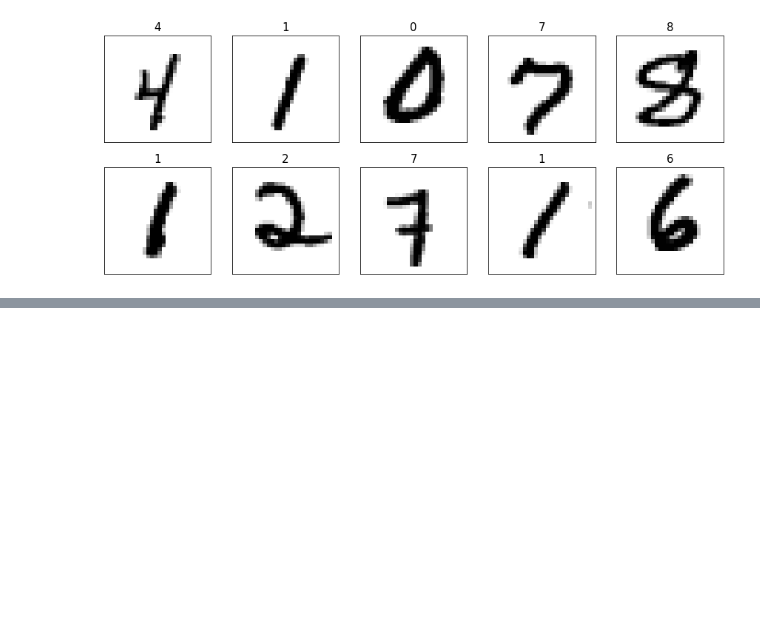
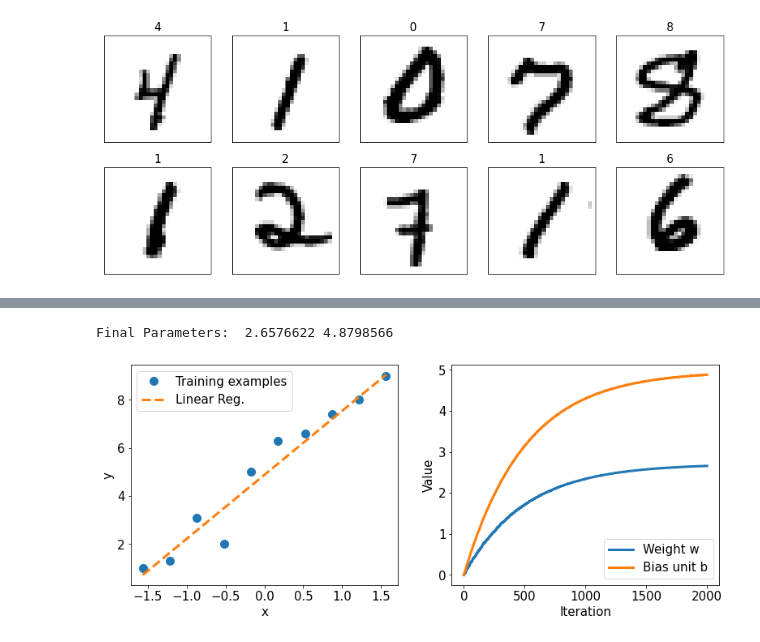
Before and after one commit to RhysComissiong/Python-Machine-Learning-Tutorial, a Jupyter notebook: chapter-13/Parallelizing Neural Network Training with Tensorflow.ipynb, the cells around one changed output, grey strips where cells are left out. Cells and saved outputs as stored; diff of their text form; code cells hidden in the pictures; blank space fills up the shorter version.

```diff
--- a/chapter-13/Parallelizing Neural Network Training with Tensorflow.ipynb
+++ b/chapter-13/Parallelizing Neural Network Training with Tensorflow.ipynb
@@ -523,0 +545,3 @@ plt.show()
+# %%
+def loss_fn(y_true, y_pred):
+    return tf.reduce_mean(tf.square(y_true - y_pred))
@@ -523,0 +562,19 @@ plt.show()
+# %%
+ds_train = ds_train_orig.shuffle(buffer_size=len(y_train))
+ds_train = ds_train.repeat(count=None)
+ds_train = ds_train.batch(1)
+Ws, bs = [], []
+
+for i, batch in enumerate(ds_train):
+    if i >= steps_per_epoch * num_epochs:
+        # break the infinite loop
+        break
+    Ws.append(model.w.numpy())
+    bs.append(model.b.numpy())
+
+    bx, by = batch
+    loss_val = loss_fn(model(bx), by)
+
+    train(model, bx, by, learning_rate=learning_rate)
+    if i%log_steps==0:
+        print('Epoch {:4d} Step {:2d} Loss {:6.4f}'.format(int(i/steps_per_epoch), i, loss_val))
@@ -523,0 +602,27 @@ plt.show()
+# %%
+print('Final Parameters: ', model.w.numpy(), model.b.numpy())
+# %% [output]
+Final Parameters:  2.6576622 4.8798566
+# %%
+X_test = np.linspace(0,9,num=100).reshape(-1,1)
+X_test_norm = (X_test - np.mean(X_train)) / np.std(X_train)
+y_pred = model(tf.cast(X_test_norm, dtype=tf.float32))
+# %%
+fig = plt.figure(figsize=(13, 5))
+ax = fig.add_subplot(1,2,1)
+plt.plot(X_train_norm, y_train, 'o', markersize=10)
+plt.plot(X_test_norm, y_pred, '--', lw=3)
+plt.legend(['Training examples', 'Linear Reg.'], fontsize=15)
+ax.set_xlabel('x', size=15)
+ax.set_ylabel('y', size=15)
+ax.tick_params(axis='both', which='major', labelsize=15)
+ax = fig.add_subplot(1,2,2)
+plt.plot(Ws, lw=3)
+plt.plot(bs, lw=3)
+plt.legend(['Weight w', 'Bias unit b'], fontsize=15)
+ax.set_xlabel('Iteration', size=15)
+ax.set_ylabel('Value', size=15)
+ax.tick_params(axis='both', which='major', labelsize=15)
+plt.show()
+# %% [output]
+[figure, added]
```
Also changed, not shown: parts of 31 cells of this notebook, 1 other file.
